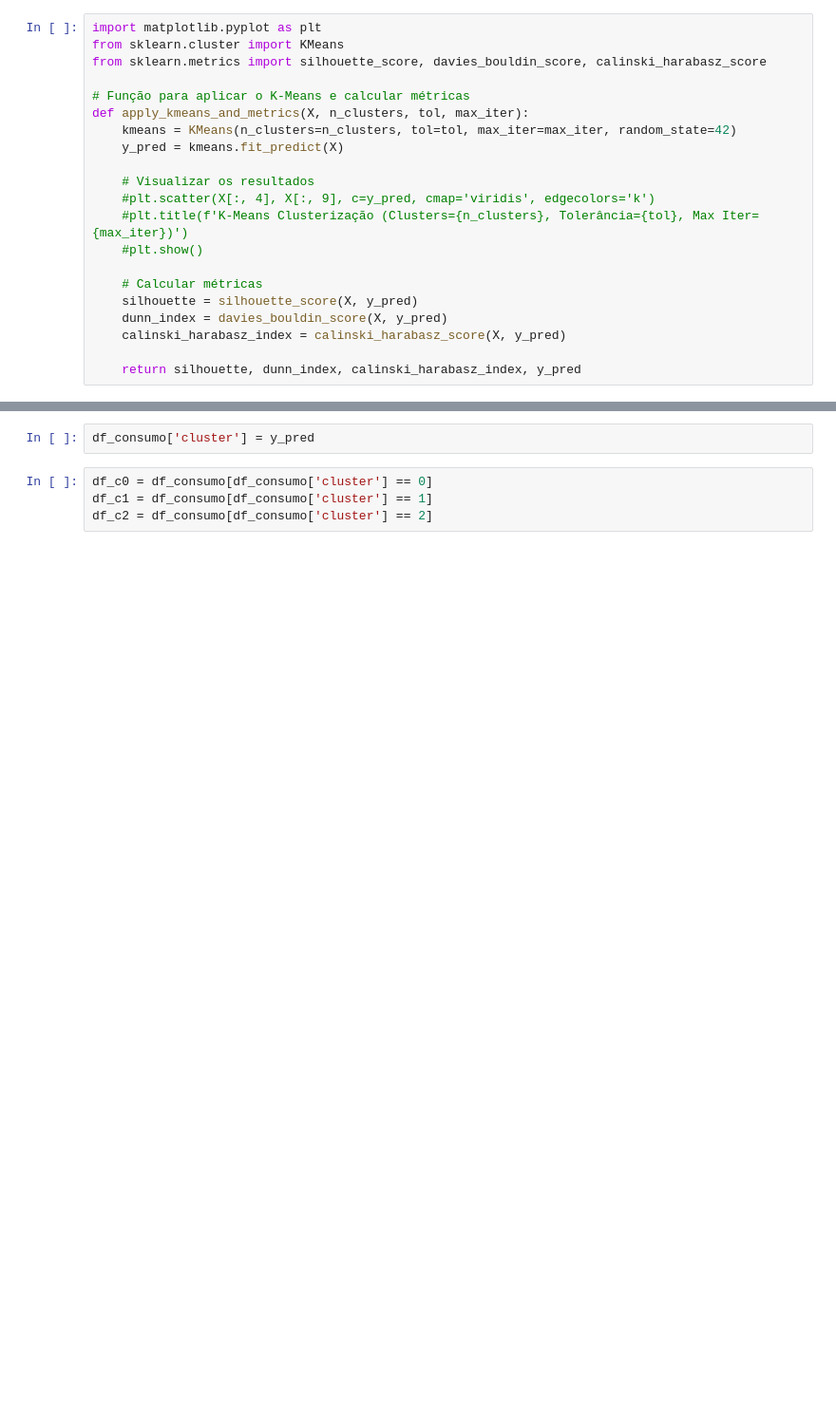
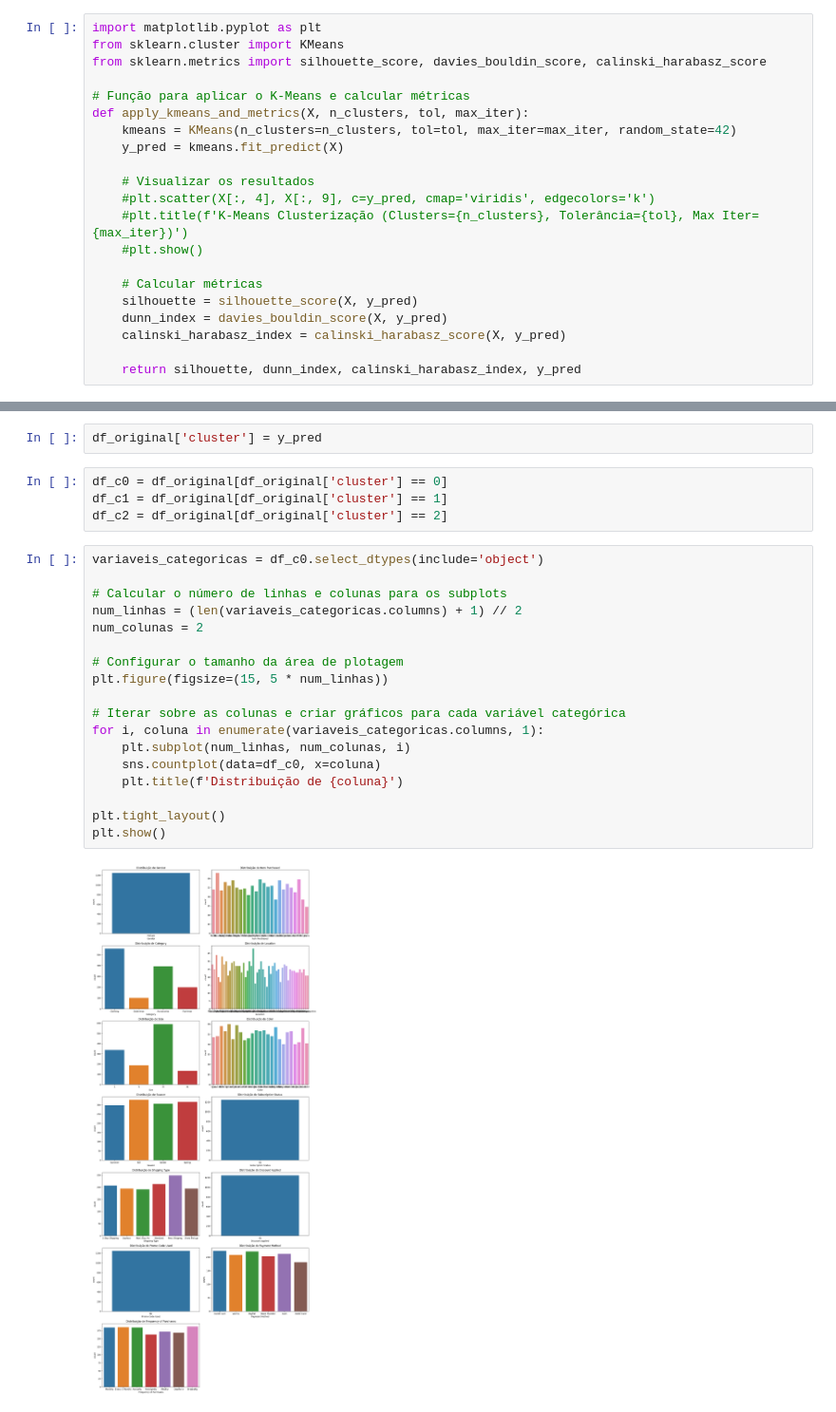
Before and after one commit to maurodomingues/Projeto_MachineLearningII, a Jupyter notebook: ML_nao_sup.ipynb, the cells around one changed output, grey strips where cells are left out. Shown at 95% size. Saved outputs shown, nothing was run; the diff lists cells and outputs as text; blank space fills up the shorter version.

```diff
--- a/ML_nao_sup.ipynb
+++ b/ML_nao_sup.ipynb
@@ -260,6 +262,26 @@ Calinski-Harabasz Index: 1264.0444
 # %%
-df_consumo['cluster'] = y_pred
+df_original['cluster'] = y_pred
 # %%
-df_c0 = df_consumo[df_consumo['cluster'] == 0]
-df_c1 = df_consumo[df_consumo['cluster'] == 1]
-df_c2 = df_consumo[df_consumo['cluster'] == 2]
+df_c0 = df_original[df_original['cluster'] == 0]
+df_c1 = df_original[df_original['cluster'] == 1]
+df_c2 = df_original[df_original['cluster'] == 2]
+# %%
+variaveis_categoricas = df_c0.select_dtypes(include='object')
+
+# Calcular o número de linhas e colunas para os subplots
+num_linhas = (len(variaveis_categoricas.columns) + 1) // 2
+num_colunas = 2
+
+# Configurar o tamanho da área de plotagem
+plt.figure(figsize=(15, 5 * num_linhas))
+
+# Iterar sobre as colunas e criar gráficos para cada variável categórica
+for i, coluna in enumerate(variaveis_categoricas.columns, 1):
+    plt.subplot(num_linhas, num_colunas, i)
+    sns.countplot(data=df_c0, x=coluna)
+    plt.title(f'Distribuição de {coluna}')
+
+plt.tight_layout()
+plt.show()
+# %% [output]
+[figure, added]
```
Also changed, not shown: parts of 8 cells of this notebook.
